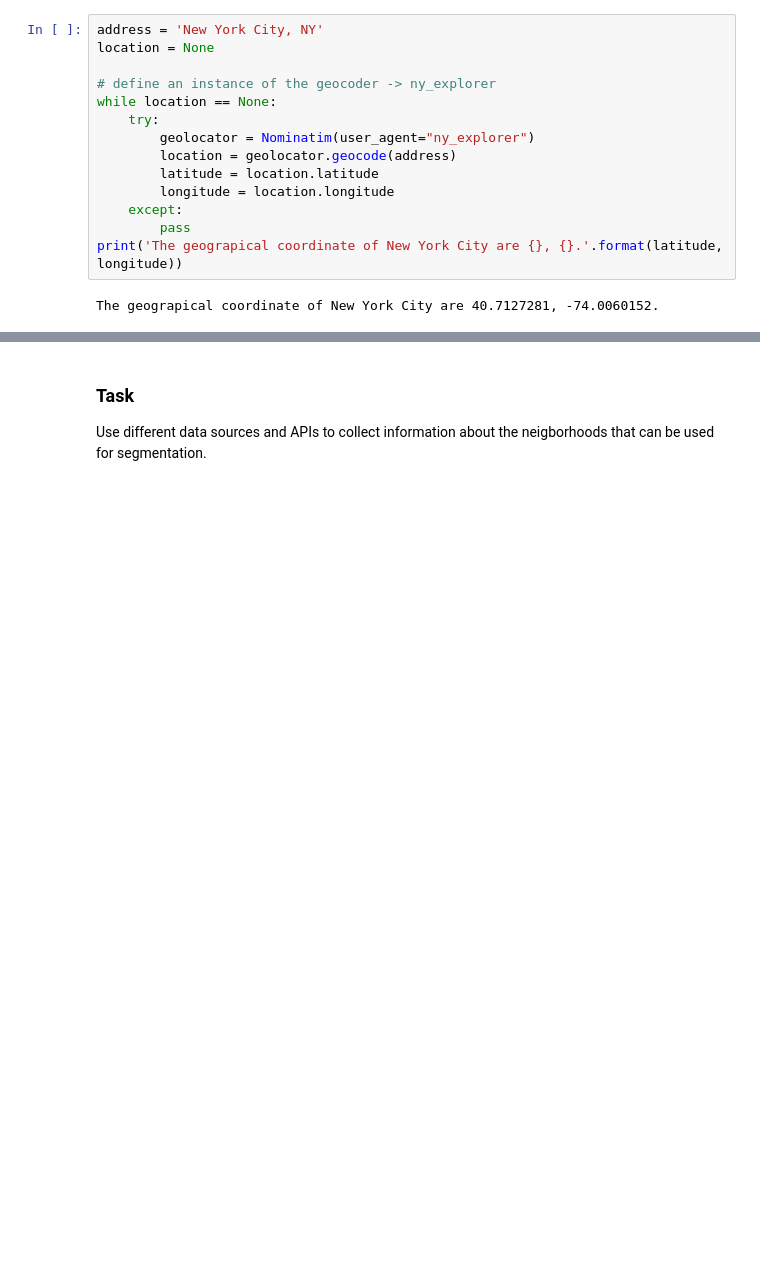
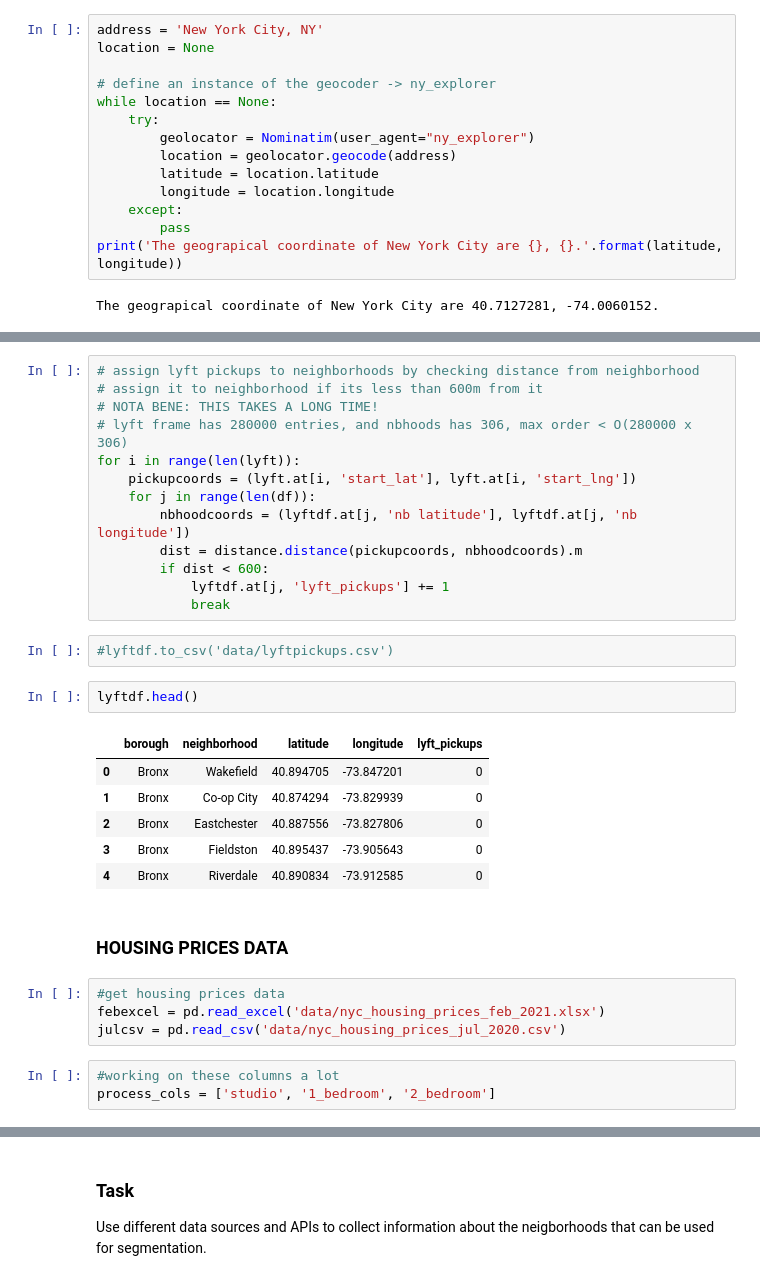
Before and after one commit to hasheng/NYC_Clustering, a Jupyter notebook: data_preparation_working.ipynb, the cells around one changed output, grey strips where cells are left out. Saved outputs shown, nothing was run; the diff lists cells and outputs as text; blank space fills up the shorter version.

```diff
--- a/data_preparation_working.ipynb
+++ b/data_preparation_working.ipynb
@@ -151,0 +184,33 @@ map_newyork
+# %%
+# assign lyft pickups to neighborhoods by checking distance from neighborhood
+# assign it to neighborhood if its less than 600m from it
+# NOTA BENE: THIS TAKES A LONG TIME!
+# lyft frame has 280000 entries, and nbhoods has 306, max order < O(280000 x 306)
+for i in range(len(lyft)):
+    pickupcoords = (lyft.at[i, 'start_lat'], lyft.at[i, 'start_lng'])
+    for j in range(len(df)):
+        nbhoodcoords = (lyftdf.at[j, 'nb latitude'], lyftdf.at[j, 'nb longitude'])
+        dist = distance.distance(pickupcoords, nbhoodcoords).m
+        if dist < 600:
+            lyftdf.at[j, 'lyft_pickups'] += 1
+            break
+# %%
+#lyftdf.to_csv('data/lyftpickups.csv')
+# %%
+lyftdf.head()
+# %% [output]
+|  | borough | neighborhood | latitude | longitude | lyft_pickups |
+| 0 | Bronx | Wakefield | 40.894705 | -73.847201 | 0 |
+| 1 | Bronx | Co-op City | 40.874294 | -73.829939 | 0 |
+| 2 | Bronx | Eastchester | 40.887556 | -73.827806 | 0 |
+| 3 | Bronx | Fieldston | 40.895437 | -73.905643 | 0 |
+| 4 | Bronx | Riverdale | 40.890834 | -73.912585 | 0 |
+# %% [markdown]
+### HOUSING PRICES DATA
+# %%
+#get housing prices data
+febexcel = pd.read_excel('data/nyc_housing_prices_feb_2021.xlsx')
+julcsv = pd.read_csv('data/nyc_housing_prices_jul_2020.csv')
+# %%
+#working on these columns a lot
+process_cols = ['studio', '1_bedroom', '2_bedroom']
```
Also changed, not shown: parts of 37 cells of this notebook.
